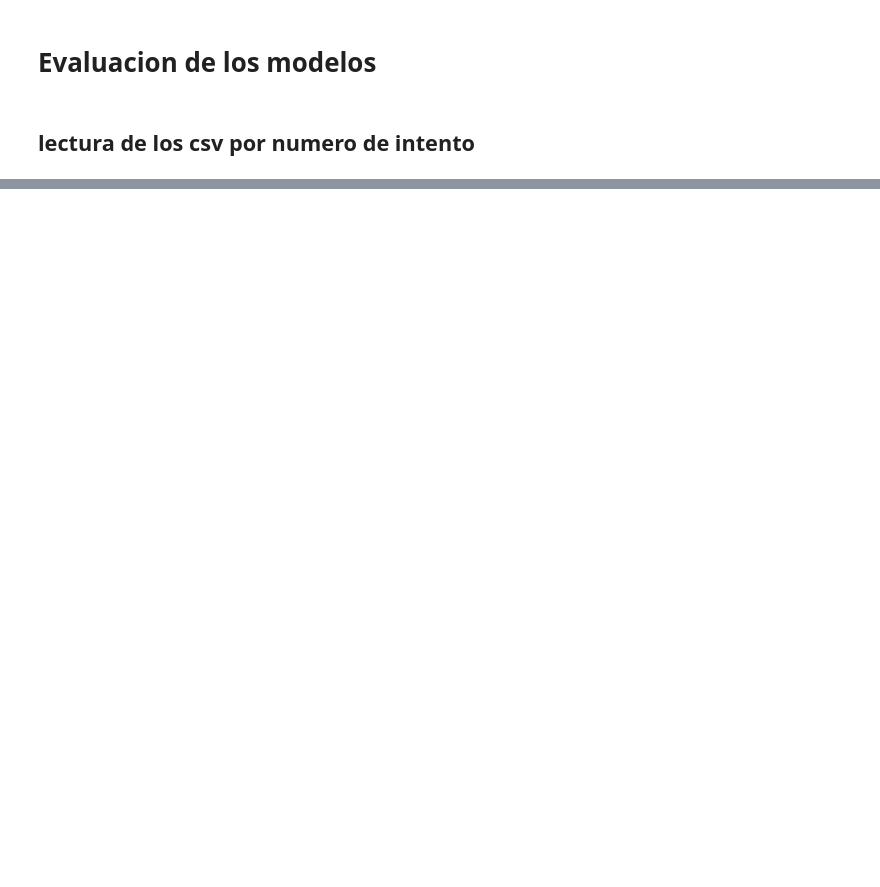
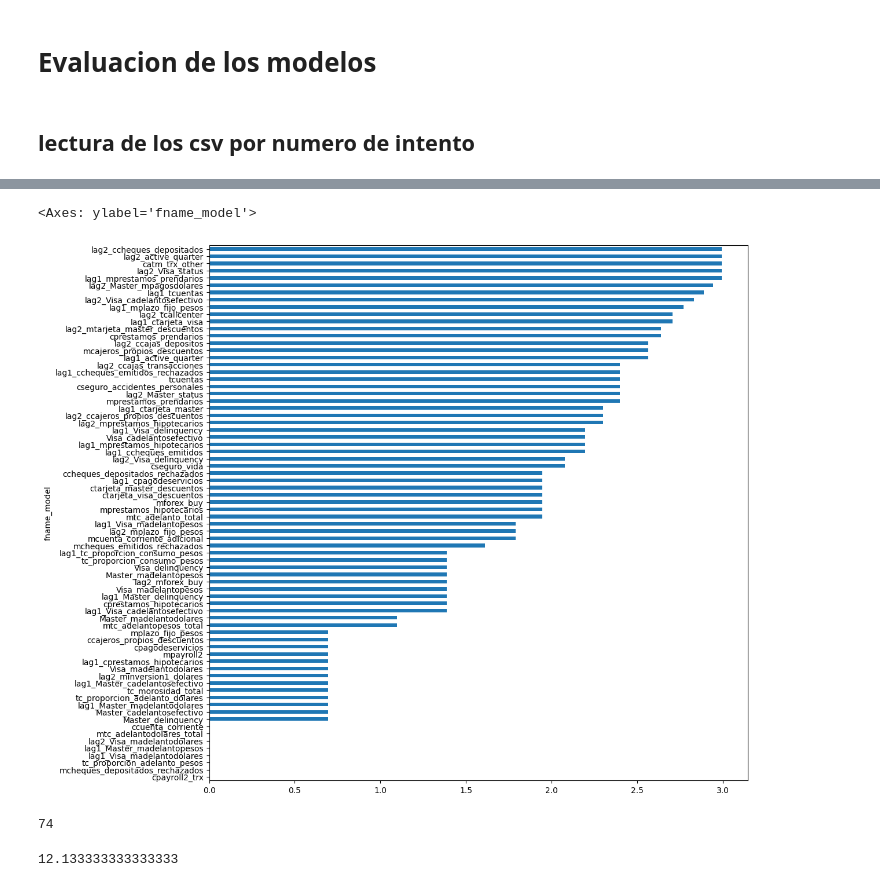
Before and after one commit to jgjuara/pipe-dmeyf24, a Jupyter notebook: testing/evaluacion.ipynb, the cells around one changed output, grey strips where cells are left out. Cells and saved outputs as stored; diff of their text form; code cells hidden in the pictures; blank space fills up the shorter version.

```diff
--- a/testing/evaluacion.ipynb
+++ b/testing/evaluacion.ipynb
@@ -113,0 +276,13 @@ for i in dataframes_concat['trial'].unique():
+# %%
+resumen_feature_importances.loc[resumen_feature_importances.log_fimportance_model < 3, 'log_fimportance_model'].sort_values(ascending=True).plot(kind='barh', figsize=(12, 12))
+# %% [output]
+<Axes: ylabel='fname_model'>
+[figure, added]
+# %%
+resumen_feature_importances.loc[resumen_feature_importances.log_fimportance_model < 3, 'log_fimportance_model'].count()
+# %% [output]
+74
+# %%
+364/30
+# %% [output]
+12.133333333333333
```
Also changed, not shown: parts of 31 cells of this notebook.
